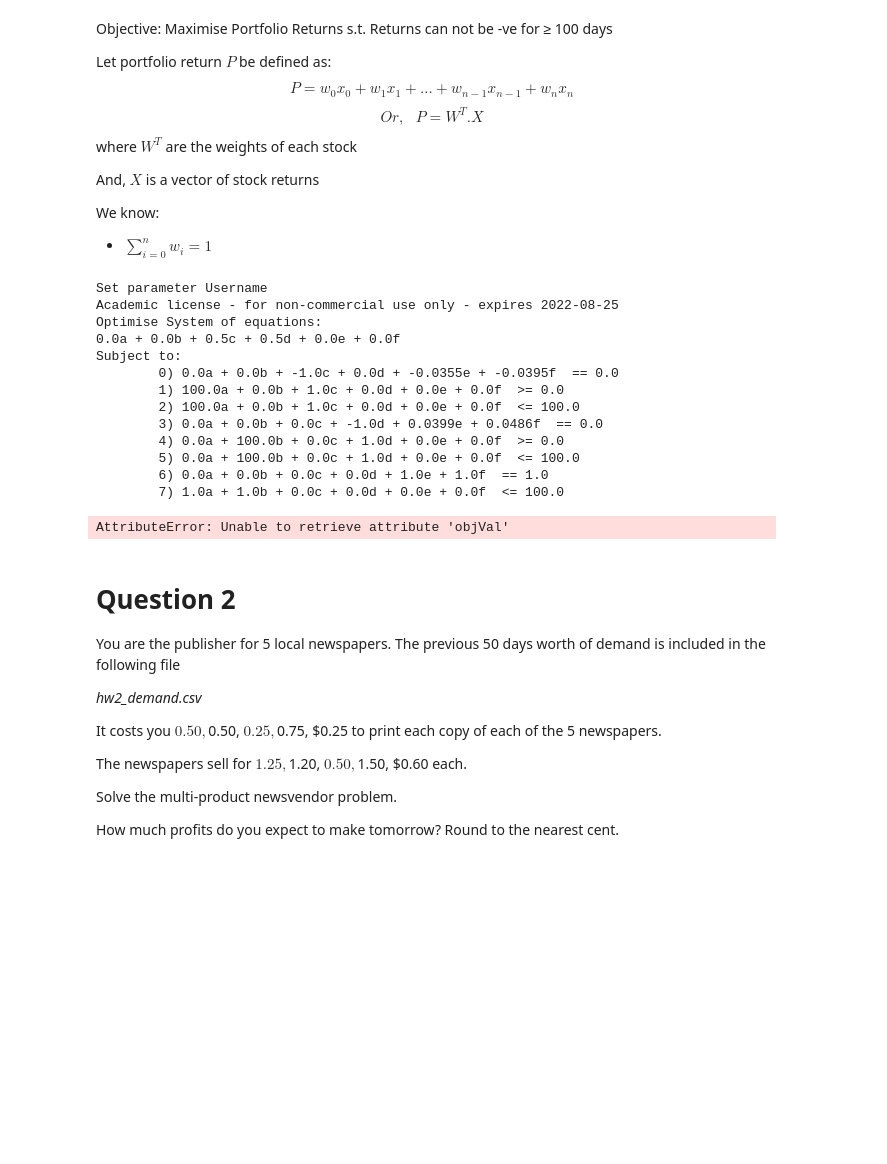
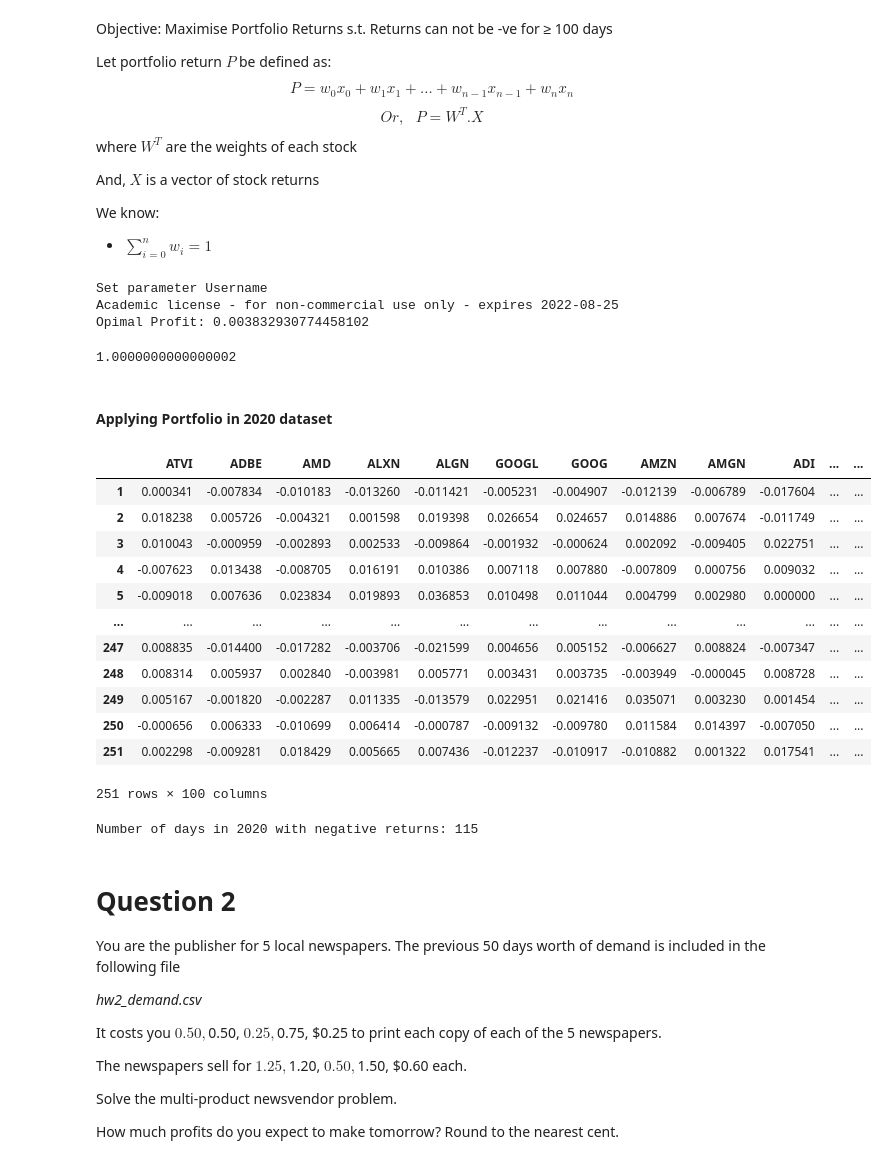
Before and after one commit to rohitashwachaks/advanced_optimisation, a Jupyter notebook: Assignments/HW2/HW2.ipynb, the cells around one changed output. Cells and saved outputs as stored; diff of their text form; code cells hidden in the pictures; blank space fills up the shorter version.

```diff
--- a/Assignments/HW2/HW2.ipynb
+++ b/Assignments/HW2/HW2.ipynb
@@ -224,27 +219,40 @@ model_1 = Gurobi_Model(obj_linear= obj,
                         cons= A,
                         sense= sense,
                         b = b,
-                        variable_types= ['B']*num_days + ['C']*(num_days+num_stocks)
+                        variable_types= ['B']*num_days + ['C']*(num_stocks)
                     )
-model_1.print_equations()
+# model_1.print_equations()
 print(f'Opimal Profit: {model_1.optimal_obj}')
-response = model_1.model_X.x
-response
+response = model_1.model_X.x[-num_stocks:]
+response.sum()
 # %% [output]
 Set parameter Username
 Academic license - for non-commercial use only - expires 2022-08-25
-Optimise System of equations:
-0.0a + 0.0b + 0.5c + 0.5d + 0.0e + 0.0f
-Subject to:
-        0) 0.0a + 0.0b + -1.0c + 0.0d + -0.0355e + -0.0395f  == 0.0
-        1) 100.0a + 0.0b + 1.0c + 0.0d + 0.0e + 0.0f  >= 0.0
-        2) 100.0a + 0.0b + 1.0c + 0.0d + 0.0e + 0.0f  <= 100.0
-        3) 0.0a + 0.0b + 0.0c + -1.0d + 0.0399e + 0.0486f  == 0.0
-        4) 0.0a + 100.0b + 0.0c + 1.0d + 0.0e + 0.0f  >= 0.0
-        5) 0.0a + 100.0b + 0.0c + 1.0d + 0.0e + 0.0f  <= 100.0
-        6) 0.0a + 0.0b + 0.0c + 0.0d + 1.0e + 1.0f  == 1.0
-        7) 1.0a + 1.0b + 0.0c + 0.0d + 0.0e + 0.0f  <= 100.0
+Opimal Profit: 0.003832930774458102
-AttributeError: Unable to retrieve attribute 'objVal'
+1.0000000000000002
+# %% [markdown]
+#### Applying Portfolio in 2020 dataset
+# %%
+stocks2020 = pd.read_csv('stocks2020.csv').drop(['Unnamed: 0','NDX'], axis = 1).pct_change().dropna()
+stocks2020
+# %% [output]
+|  | ATVI | ADBE | AMD | ALXN | ALGN | GOOGL | GOOG | AMZN | AMGN | ADI | ... | ... |
+| 1 | 0.000341 | -0.007834 | -0.010183 | -0.013260 | -0.011421 | -0.005231 | -0.004907 | -0.012139 | -0.006789 | -0.017604 | ... | ... |
+| 2 | 0.018238 | 0.005726 | -0.004321 | 0.001598 | 0.019398 | 0.026654 | 0.024657 | 0.014886 | 0.007674 | -0.011749 | ... | ... |
+| 3 | 0.010043 | -0.000959 | -0.002893 | 0.002533 | -0.009864 | -0.001932 | -0.000624 | 0.002092 | -0.009405 | 0.022751 | ... | ... |
+| 4 | -0.007623 | 0.013438 | -0.008705 | 0.016191 | 0.010386 | 0.007118 | 0.007880 | -0.007809 | 0.000756 | 0.009032 | ... | ... |
+| 5 | -0.009018 | 0.007636 | 0.023834 | 0.019893 | 0.036853 | 0.010498 | 0.011044 | 0.004799 | 0.002980 | 0.000000 | ... | ... |
+| ... | ... | ... | ... | ... | ... | ... | ... | ... | ... | ... | ... | ... |
+| 247 | 0.008835 | -0.014400 | -0.017282 | -0.003706 | -0.021599 | 0.004656 | 0.005152 | -0.006627 | 0.008824 | -0.007347 | ... | ... |
+| 248 | 0.008314 | 0.005937 | 0.002840 | -0.003981 | 0.005771 | 0.003431 | 0.003735 | -0.003949 | -0.000045 | 0.008728 | ... | ... |
+| 249 | 0.005167 | -0.001820 | -0.002287 | 0.011335 | -0.013579 | 0.022951 | 0.021416 | 0.035071 | 0.003230 | 0.001454 | ... | ... |
+| 250 | -0.000656 | 0.006333 | -0.010699 | 0.006414 | -0.000787 | -0.009132 | -0.009780 | 0.011584 | 0.014397 | -0.007050 | ... | ... |
+| 251 | 0.002298 | -0.009281 | 0.018429 | 0.005665 | 0.007436 | -0.012237 | -0.010917 | -0.010882 | 0.001322 | 0.017541 | ... | ... |
+251 rows × 100 columns
+# %%
+print(f'Number of days in 2020 with negative returns: {len(np.where(stocks2020@response < 0)[0])}')
+# %% [output]
+Number of days in 2020 with negative returns: 115
 # %% [markdown]
 # Question 2
 
```
Also changed, not shown: parts of 7 cells of this notebook, 3 other files.
